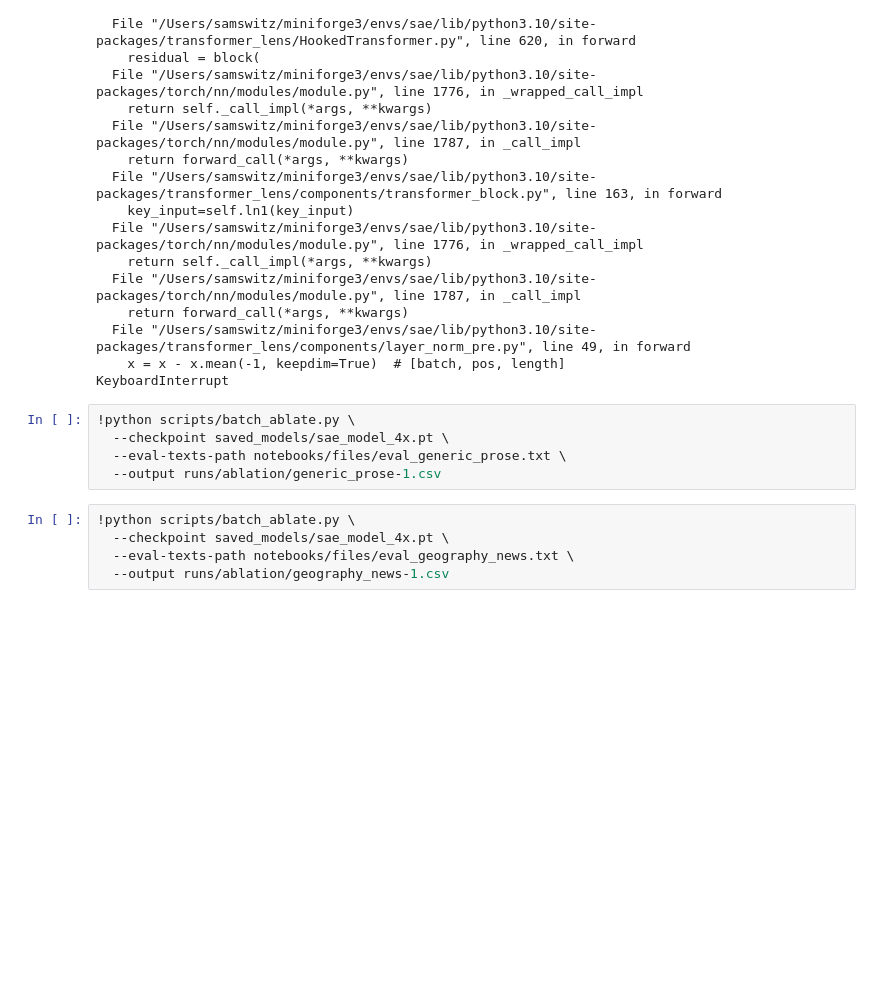
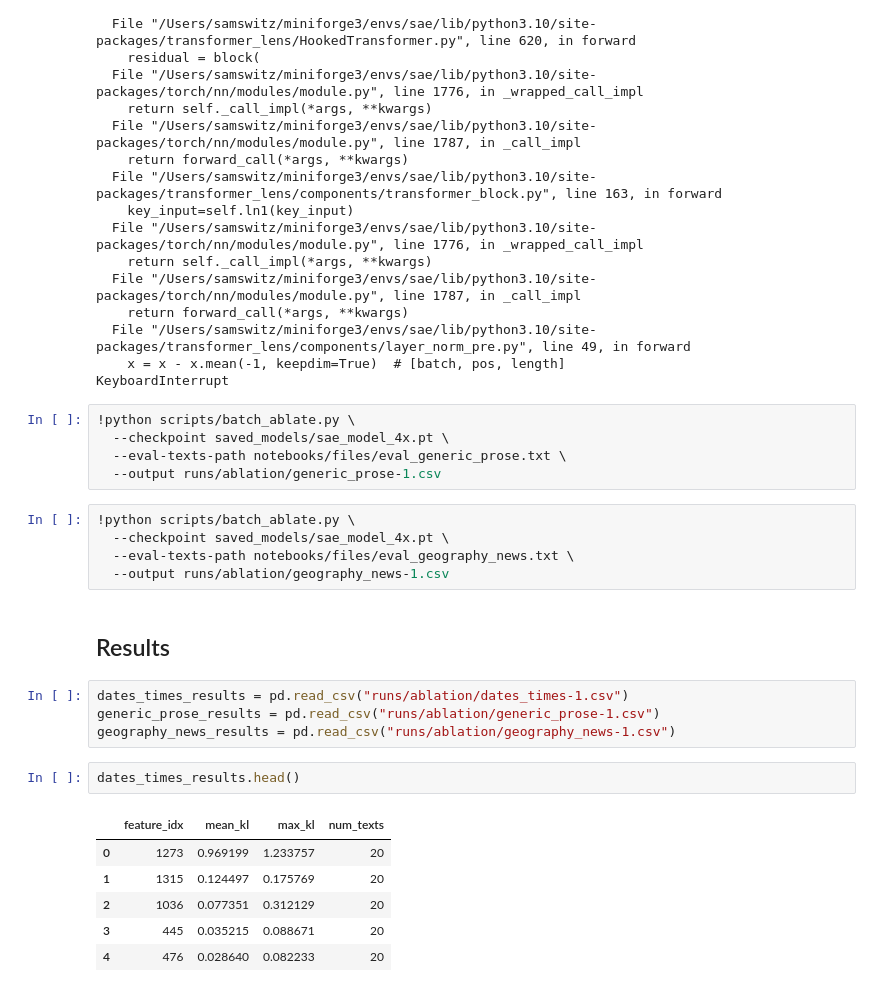
Before and after one commit to sdswitz/mech-int, a Jupyter notebook: notebooks/batch_ablation.ipynb, the cells around one changed output. Saved outputs shown, nothing was run; the diff lists cells and outputs as text; blank space fills up the shorter version.

```diff
--- a/notebooks/batch_ablation.ipynb
+++ b/notebooks/batch_ablation.ipynb
@@ -93,3 +94,18 @@ KeyboardInterrupt
   --checkpoint saved_models/sae_model_4x.pt \
   --eval-texts-path notebooks/files/eval_geography_news.txt \
   --output runs/ablation/geography_news-1.csv
+# %% [markdown]
+## Results
+# %%
+dates_times_results = pd.read_csv("runs/ablation/dates_times-1.csv")
+generic_prose_results = pd.read_csv("runs/ablation/generic_prose-1.csv")
+geography_news_results = pd.read_csv("runs/ablation/geography_news-1.csv")
+# %%
+dates_times_results.head()
+# %% [output]
+|  | feature_idx | mean_kl | max_kl | num_texts |
+| 0 | 1273 | 0.969199 | 1.233757 | 20 |
+| 1 | 1315 | 0.124497 | 0.175769 | 20 |
+| 2 | 1036 | 0.077351 | 0.312129 | 20 |
+| 3 | 445 | 0.035215 | 0.088671 | 20 |
+| 4 | 476 | 0.028640 | 0.082233 | 20 |
```
Also changed, not shown: parts of 6 cells of this notebook, 6 other files.
